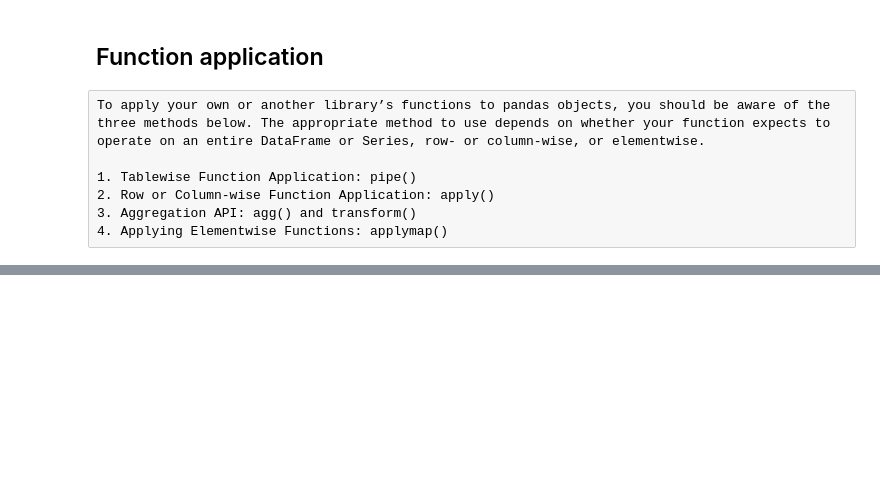
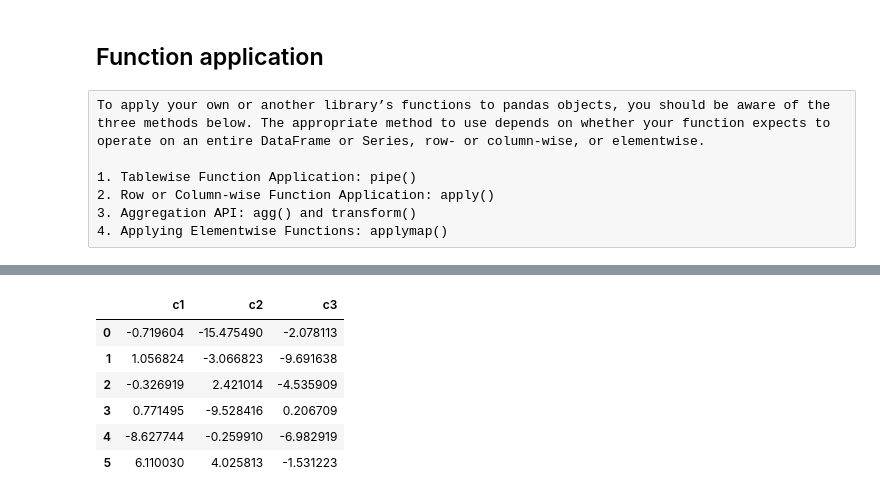
Before and after one commit to sushtend/100-days-of-ml-code, a Jupyter notebook: code/ml/pandas/Essential basic functionality.ipynb, the cells around one changed output, grey strips where cells are left out. Drawn from its saved outputs; the diff is of its cells as text; code cells hidden in the pictures; blank space fills up the shorter version.

```diff
--- a/code/ml/pandas/Essential basic functionality.ipynb
+++ b/code/ml/pandas/Essential basic functionality.ipynb
@@ -598,0 +620,11 @@ To apply your own or another library’s functions to pandas objects, you should
+# %%
+data = pd.DataFrame(6*np.random.randn(6,3),columns=['c1','c2','c3'])
+data
+# %% [output]
+|  | c1 | c2 | c3 |
+| 0 | -0.719604 | -15.475490 | -2.078113 |
+| 1 | 1.056824 | -3.066823 | -9.691638 |
+| 2 | -0.326919 | 2.421014 | -4.535909 |
+| 3 | 0.771495 | -9.528416 | 0.206709 |
+| 4 | -8.627744 | -0.259910 | -6.982919 |
+| 5 | 6.110030 | 4.025813 | -1.531223 |
```
Also changed, not shown: parts of 53 cells of this notebook.
